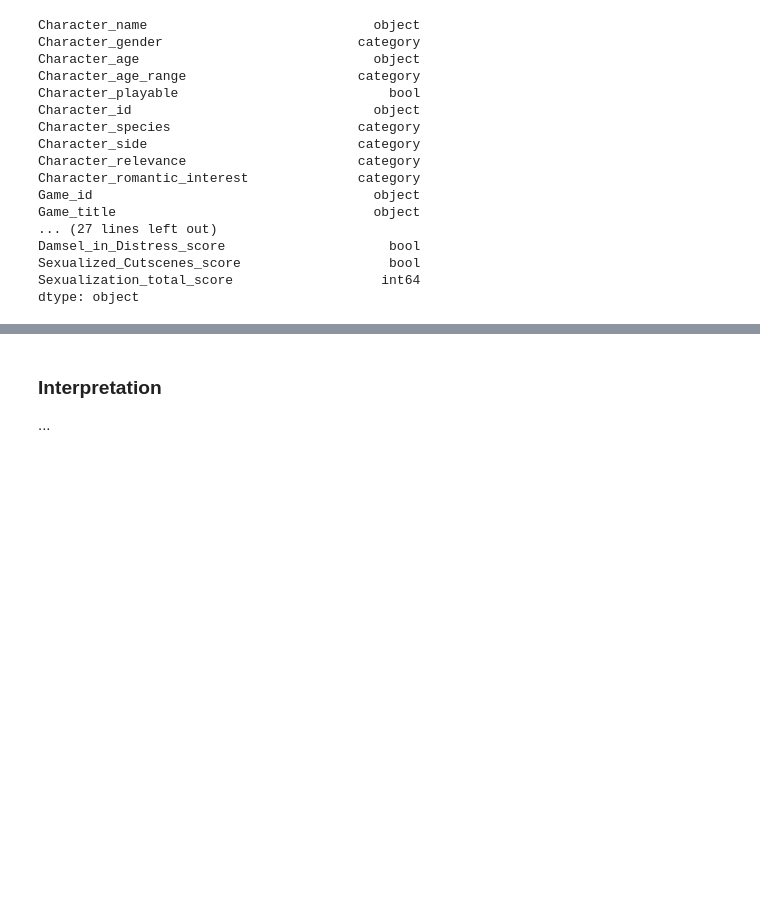
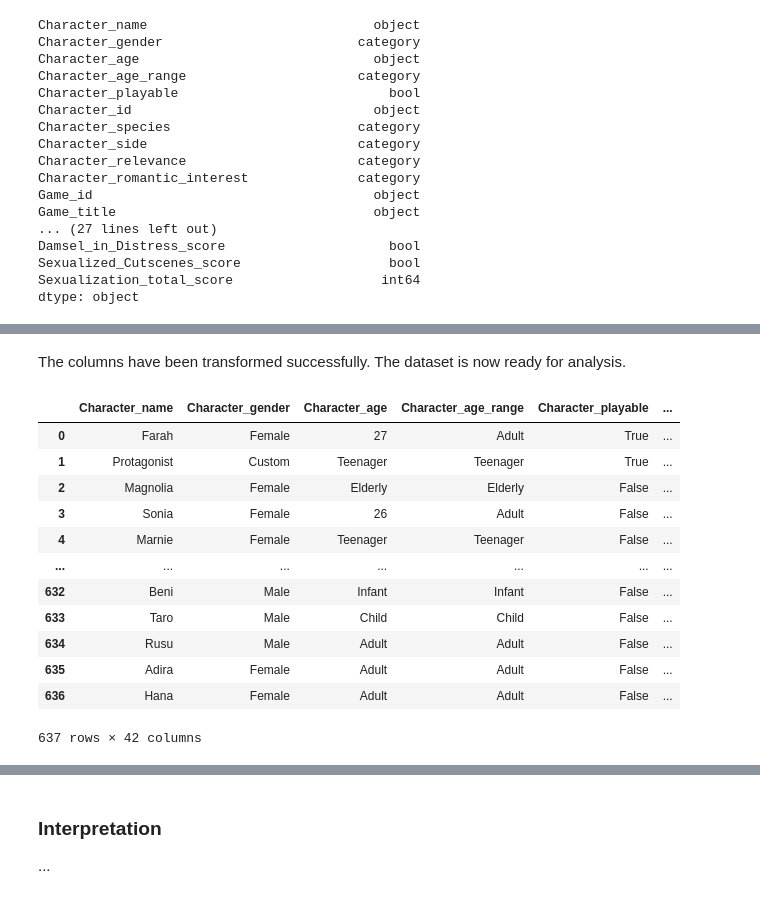
Before and after one commit to Kym-e/Coursework2, a Jupyter notebook: Coursework2.ipynb, the cells around one changed output, grey strips where cells are left out. Saved outputs shown, nothing was run; the diff lists cells and outputs as text; code cells hidden in the pictures; blank space fills up the shorter version.

```diff
--- a/Coursework2.ipynb
+++ b/Coursework2.ipynb
@@ -707,0 +706,6 @@ data.head()
+# %%
+# Character side: data cleaning
+data['Character_side'] = data['Character_side'].str.replace('P', 'Protagonist')
+data['Character_side'] = data['Character_side'].str.replace('A', 'Antagonist')
+data['Character_side'] = data['Character_side'].str.replace('B', 'Both')
+data['Character_side']
@@ -707,0 +757,14 @@ data.head()
+# %%
+# Criteria: data cleaning
+criteria = {
+    'TR': 'Top Rated',
+    'MS': 'Most Sold',
+    'SR': 'Sales and rating',
+}
+
+# Ensure 'Criteria' is a categorical type
+data['Criteria'] = data['Criteria'].astype('category')
+
+# Rename categories
+data['Criteria'] = data['Criteria'].cat.rename_categories(criteria)
+data['Criteria']
@@ -707,0 +785,15 @@ data.head()
+# %%
+# Director: data cleaning
+gender = {
+    'M': 'Male',
+    'F': 'Female',
+    'NB': 'Non-Binary',
+    'B': 'Both',
+}
+
+# Ensure 'Director' is a categorical type
+data['Director'] = data['Director'].astype('category')
+
+# Rename categories
+data['Director'] = data['Director'].cat.rename_categories(gender)
+data['Director']
@@ -708 +814,19 @@ data.head()
+# %% [markdown]
+The columns have been transformed successfully.  The dataset is now ready for analysis.
+# %%
+data
+# %% [output]
+|  | Character_name | Character_gender | Character_age | Character_age_range | Character_playable | ... |
+| 0 | Farah | Female | 27 | Adult | True | ... |
+| 1 | Protagonist | Custom | Teenager | Teenager | True | ... |
+| 2 | Magnolia | Female | Elderly | Elderly | False | ... |
+| 3 | Sonia | Female | 26 | Adult | False | ... |
+| 4 | Marnie | Female | Teenager | Teenager | False | ... |
+| ... | ... | ... | ... | ... | ... | ... |
+| 632 | Beni | Male | Infant | Infant | False | ... |
+| 633 | Taro | Male | Child | Child | False | ... |
+| 634 | Rusu | Male | Adult | Adult | False | ... |
+| 635 | Adira | Female | Adult | Adult | False | ... |
+| 636 | Hana | Female | Adult | Adult | False | ... |
+637 rows × 42 columns
 # %% [markdown]
```
Also changed, not shown: parts of 26 cells of this notebook, 2 other files.
